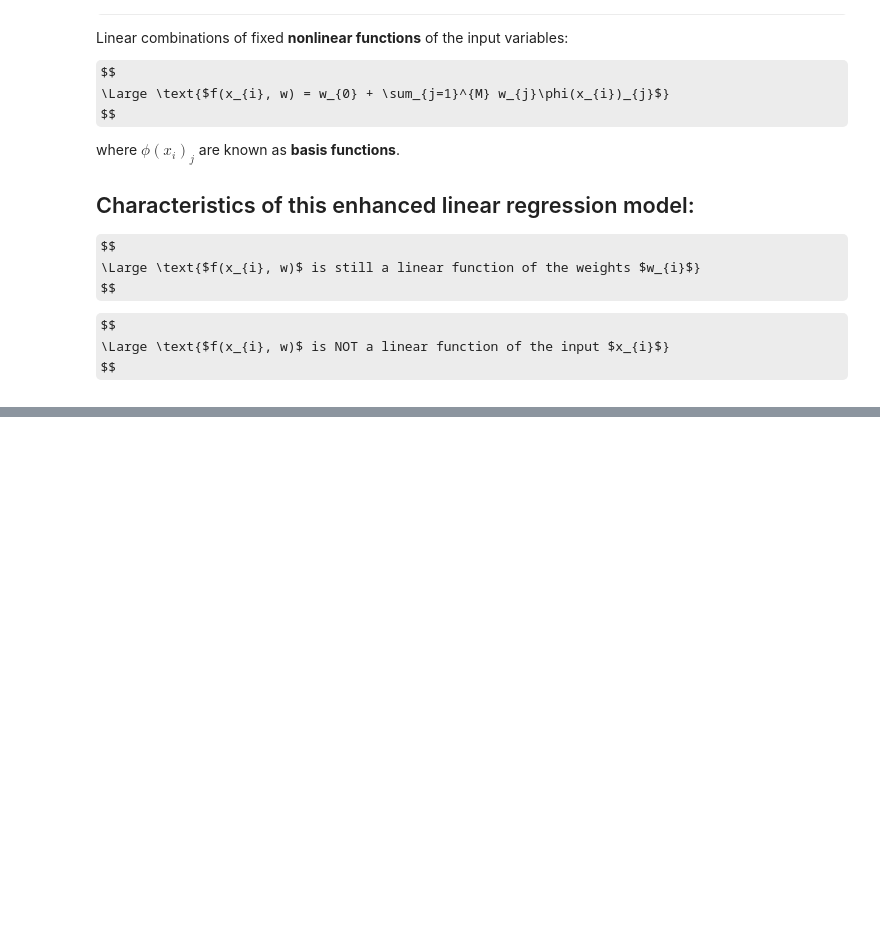
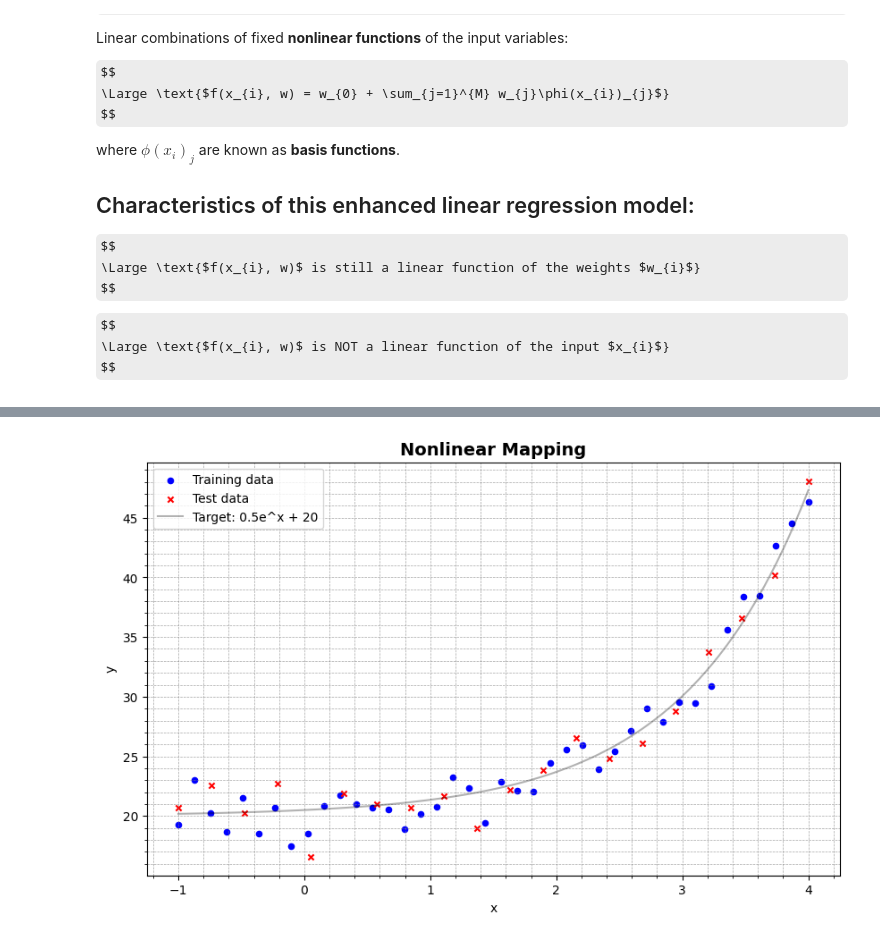
Before and after one commit to raphsenn/ai-notebooks, a Jupyter notebook: machine_learning/linear_methods/nonlinear_mapping.ipynb, the cells around one changed output, grey strips where cells are left out. Saved outputs shown, nothing was run; the diff lists cells and outputs as text; code cells hidden in the pictures; some formulas as TeX source; blank space fills up the shorter version.

```diff
--- a/machine_learning/linear_methods/nonlinear_mapping.ipynb
+++ b/machine_learning/linear_methods/nonlinear_mapping.ipynb
@@ -134,0 +145,28 @@ plt.show()
+# %%
+# Creating some noise
+SAMPLES_train = 40
+SAMPLES_test = 20
+noise_train = np.random.normal(0, 1.5, SAMPLES_train)
+noise_test = np.random.normal(0, 1.5, SAMPLES_test)
+
+X_train = np.linspace(-1, 4, SAMPLES_train)
+y_train = (0.5 * np.exp(X_train) + 20) + noise_train
+
+X_test = np.linspace(-1, 4, SAMPLES_test)
+y_test = 0.5 * np.exp(X_test) + 20 + noise_test
+
+X_continues = np.linspace(-1, 4, 100)
+# %%
+plt.figure(figsize=(10, 6))
+plt.title('Nonlinear Mapping', fontsize=14, fontweight='bold')
+plt.grid(True, which='both', linestyle='--', linewidth=0.5, color='gray', alpha=0.7)
+plt.minorticks_on()
+plt.scatter(X_train, y_train, color='blue', s=20, marker='o', label='Training data')
+plt.scatter(X_test, y_test, color='red', s=20, marker='x', label='Test data')
+plt.plot(X_continues, 0.5 * np.exp(X_continues) + 20, color='black', label='Target: 0.5e^x + 20', alpha=0.3)
+plt.xlabel('x')
+plt.ylabel('y')
+plt.legend()
+plt.show()
+# %% [output]
+[figure, added]
```
Also changed, not shown: parts of 17 cells of this notebook.
